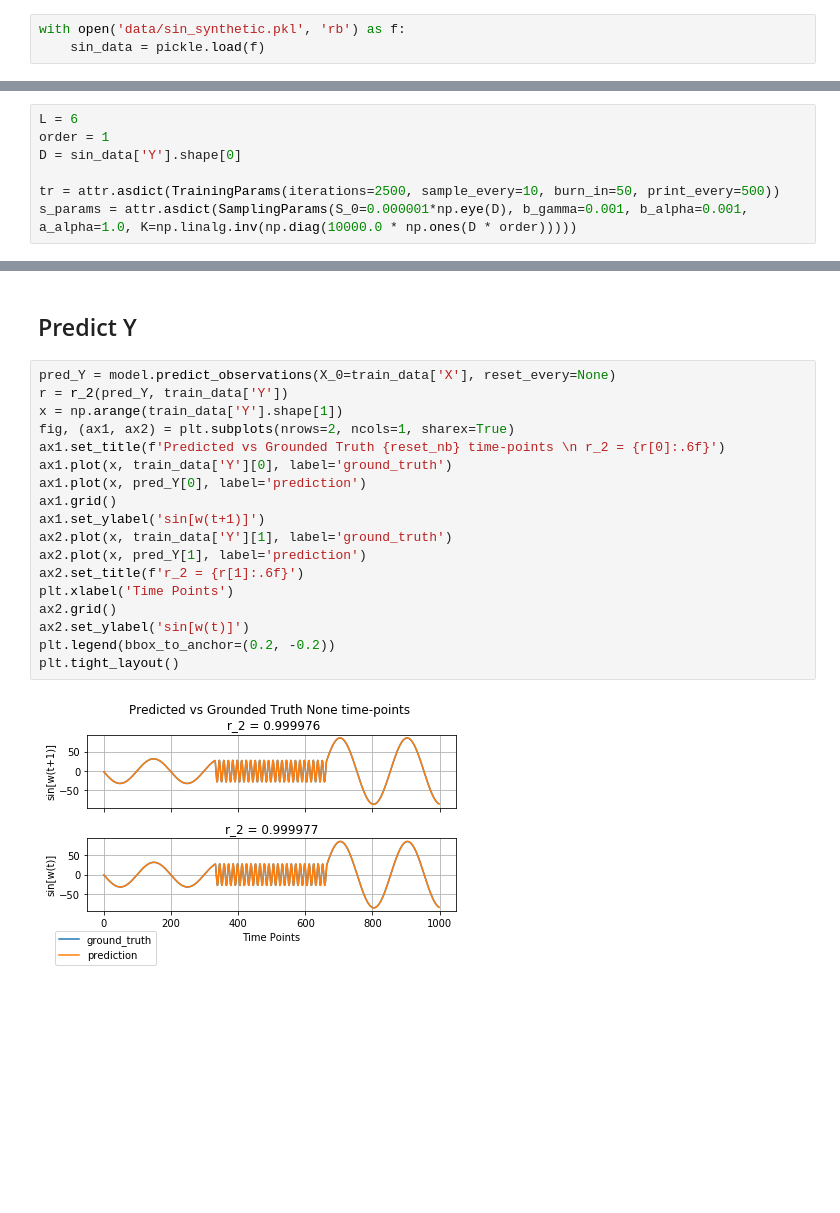
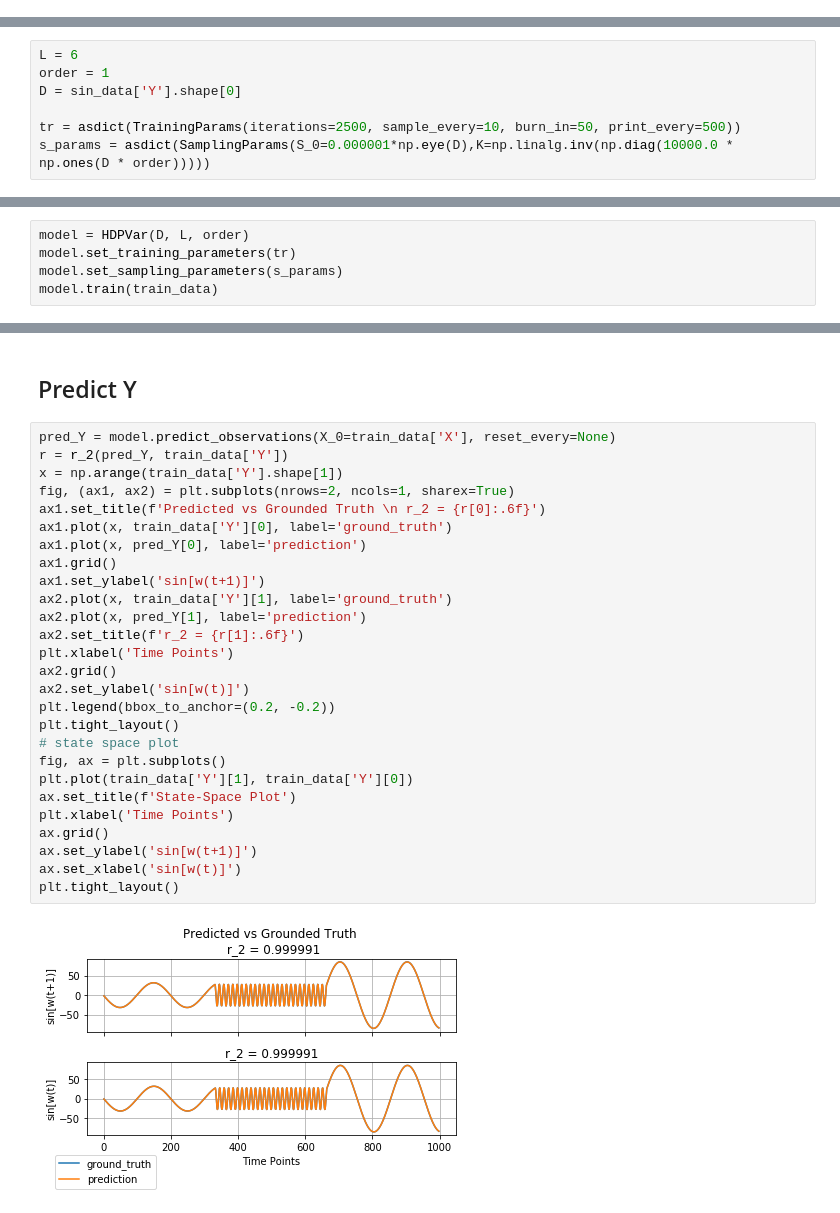
Before and after one commit to benja263/sticky_hdp_hmm_var, a Jupyter notebook: sine_wave.ipynb, the cells around one changed output, grey strips where cells are left out. Cells and saved outputs as stored; diff of their text form; blank space fills up the shorter version.

```diff
--- a/sine_wave.ipynb
+++ b/sine_wave.ipynb
@@ -47,9 +47,6 @@ def generate_sine_wave(f_s, T, switch_count):
     return Y, A
 # %% [markdown]
 # Load Sine Wave Data
-# %%
-with open('data/sin_synthetic.pkl', 'rb') as f:
-    sin_data = pickle.load(f)
 # %% [markdown]
 # Generate & Plot Sine Wave
 # %%
@@ -88,8 +85,8 @@ L = 6
 order = 1
 D = sin_data['Y'].shape[0]
 
-tr = attr.asdict(TrainingParams(iterations=2500, sample_every=10, burn_in=50, print_every=500))
-s_params = attr.asdict(SamplingParams(S_0=0.000001*np.eye(D), b_gamma=0.001, b_alpha=0.001, a_alpha=1.0, K=np.linalg.inv(np.diag(10000.0 * np.ones(D * order)))))
+tr = asdict(TrainingParams(iterations=2500, sample_every=10, burn_in=50, print_every=500))
+s_params = asdict(SamplingParams(S_0=0.000001*np.eye(D),K=np.linalg.inv(np.diag(10000.0 * np.ones(D * order)))))
 # %% [markdown]
 ## Generate Data Structure
 # %%
@@ -115 +112,6 @@ Sequence log-likelihood: 7729795.493483524
 Training has stopped at iteration: 2500
+# %%
+model = HDPVar(D, L, order)
+model.set_training_parameters(tr)
+model.set_sampling_parameters(s_params)
+model.train(train_data)
@@ -122,20 +136,29 @@ state_sequence = model.predict_state_sequence(train_data)
 # %%
 pred_Y = model.predict_observations(X_0=train_data['X'], reset_every=None)
 r = r_2(pred_Y, train_data['Y'])
 x = np.arange(train_data['Y'].shape[1])
 fig, (ax1, ax2) = plt.subplots(nrows=2, ncols=1, sharex=True)
-ax1.set_title(f'Predicted vs Grounded Truth {reset_nb} time-points \n r_2 = {r[0]:.6f}')
+ax1.set_title(f'Predicted vs Grounded Truth \n r_2 = {r[0]:.6f}')
 ax1.plot(x, train_data['Y'][0], label='ground_truth')
 ax1.plot(x, pred_Y[0], label='prediction')
 ax1.grid()
 ax1.set_ylabel('sin[w(t+1)]')
 ax2.plot(x, train_data['Y'][1], label='ground_truth')
 ax2.plot(x, pred_Y[1], label='prediction')
 ax2.set_title(f'r_2 = {r[1]:.6f}')
 plt.xlabel('Time Points')
 ax2.grid()
 ax2.set_ylabel('sin[w(t)]')
 plt.legend(bbox_to_anchor=(0.2, -0.2))
 plt.tight_layout()
+# state space plot
+fig, ax = plt.subplots()
+plt.plot(train_data['Y'][1], train_data['Y'][0])
+ax.set_title(f'State-Space Plot')
+plt.xlabel('Time Points')
+ax.grid()
+ax.set_ylabel('sin[w(t+1)]')
+ax.set_xlabel('sin[w(t)]')
+plt.tight_layout()
 # %% [output]
-[figure, old version]
+[figure, new version]
```
Also changed, not shown: parts of 6 cells of this notebook.
